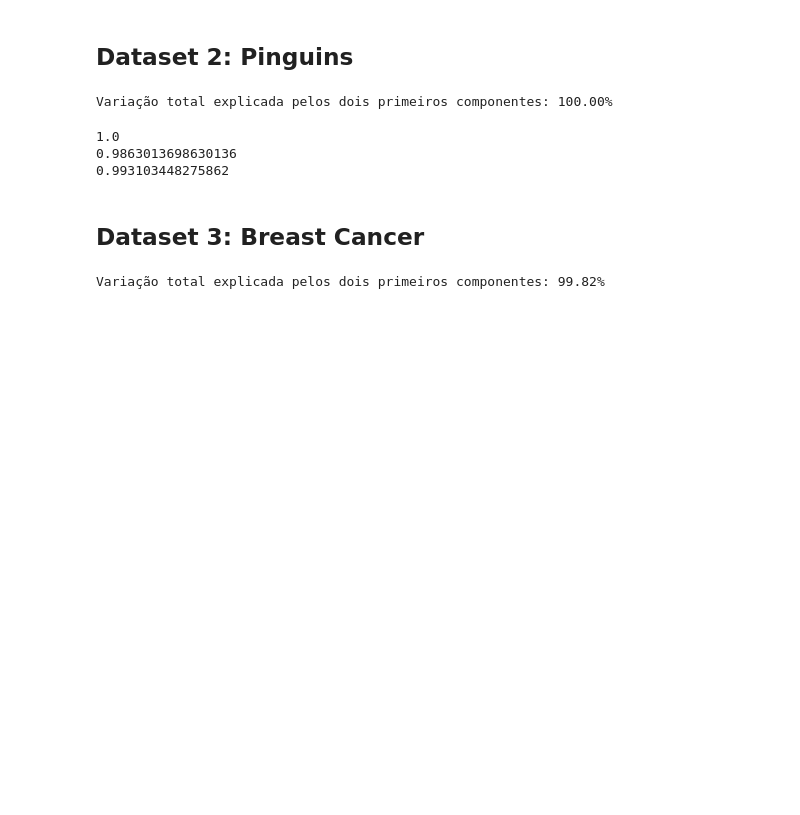
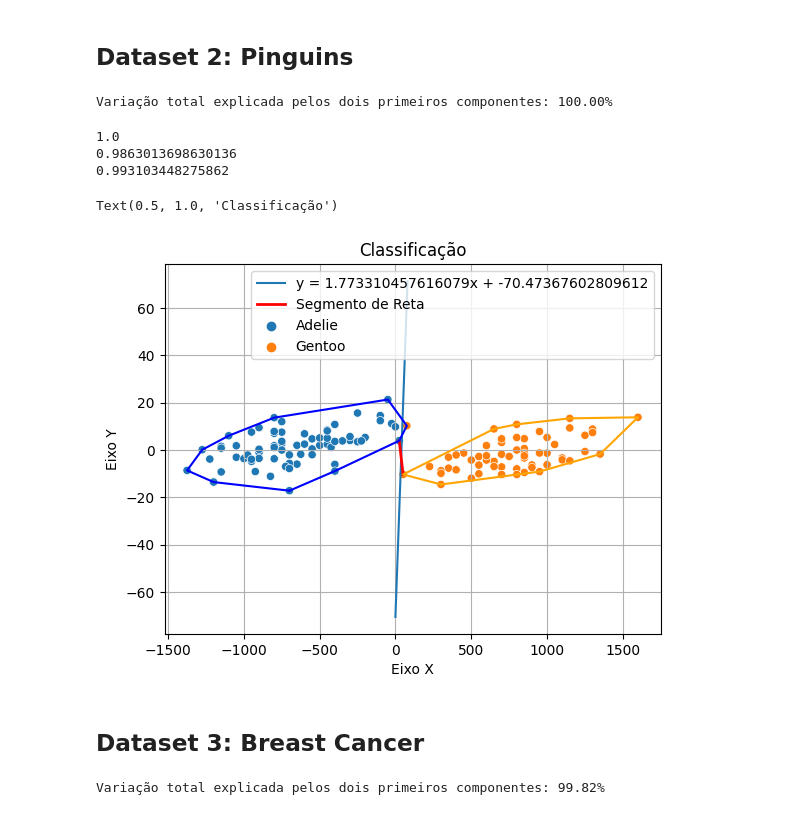
Before and after one commit to avelarh/TP-GeometriaComputacional-Alg2, a Jupyter notebook: amizade.ipynb, the cells around one changed output. Cells and saved outputs as stored; diff of their text form; code cells hidden in the pictures; blank space fills up the shorter version.

```diff
--- a/amizade.ipynb
+++ b/amizade.ipynb
@@ -279,7 +314,7 @@ penguins_pca = apply_pca(penguins, 'species')
 # %% [output]
 Variação total explicada pelos dois primeiros componentes: 100.00%
 # %%
-a, b, acima = cria_modelo(penguins_pca)
+a, b, acima, pontos1, pontos2, p1, p2 = cria_modelo(penguins_pca)
 #plotar o treino + modelo
 
 resultado, precisao, revocacao, f1_escore = calcula_metricas(penguins_pca, a, b, acima)
@@ -291,6 +326,26 @@ print(f1_escore)
 1.0
 0.9863013698630136
 0.993103448275862
+# %%
+env1 = envoltoria_convexa(pontos1)
+env2 = envoltoria_convexa(pontos2)
+x1, y1 = p1
+x2, y2 = p2
+
+x = np.linspace(0, 80, 100)  # Valores de -10 a 10
+# Calcular os valores correspondentes no eixo y usando a equação
+y = a * x + b
+
+# Plotar a reta
+plt.plot(x, y, label=f'y = {a}x + {b}')
+plt.plot([x1,x2], [y1,y2], color='r', linestyle='-', linewidth=2, label='Segmento de Reta')
+sns.scatterplot(data = penguins_pca, x = 'Componente 1', y = 'Componente 2', hue = 'guess')
+plot_envoltoria(env1, "blue")
+plot_envoltoria(env2, "orange")
+plt.title('Classificação')
+# %% [output]
+Text(0.5, 1.0, 'Classificação')
+[figure, added]
 # %% [markdown]
 ## Dataset 3: Breast Cancer
 # %%
```
Also changed, not shown: parts of 5 cells of this notebook.
